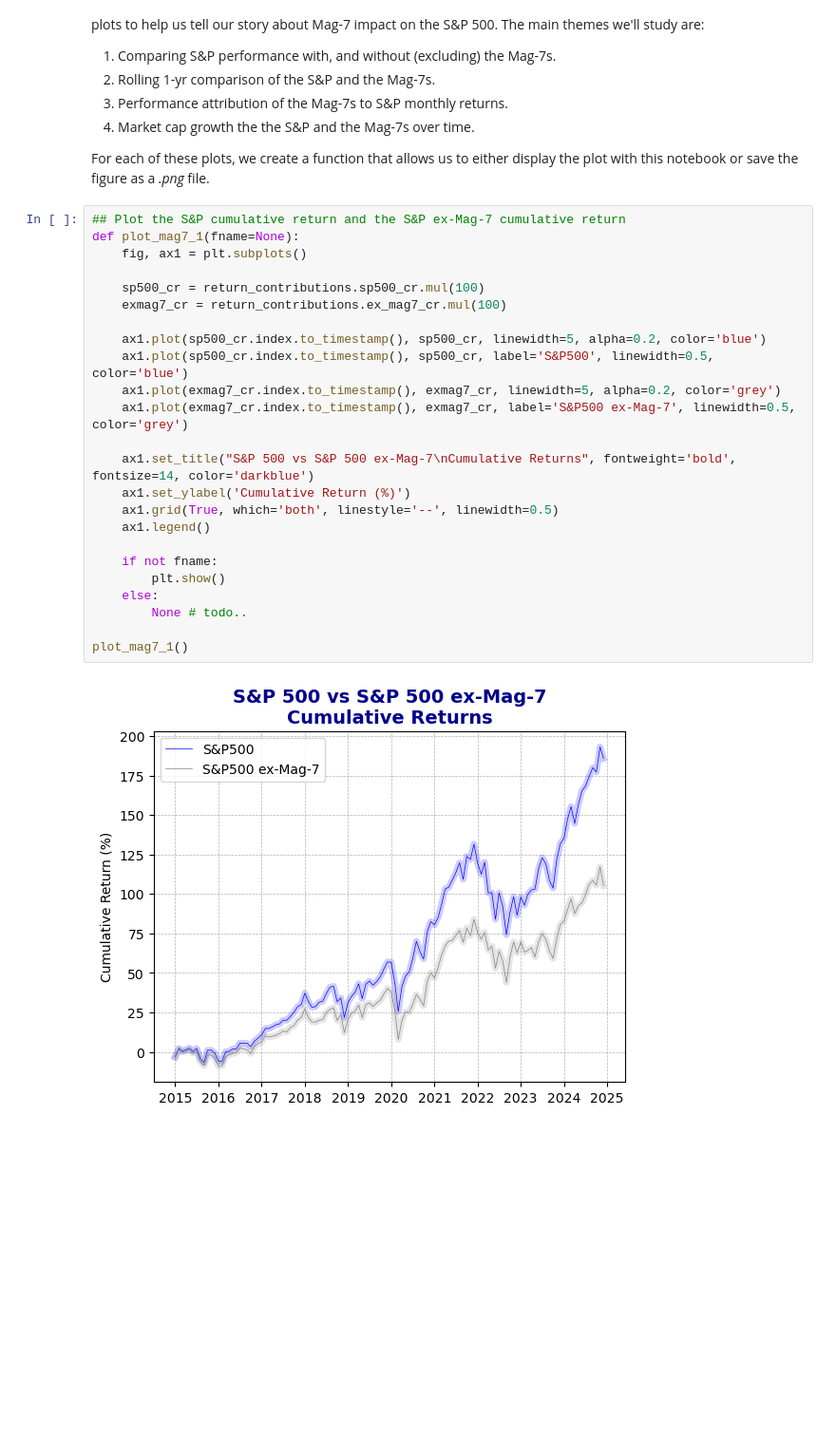
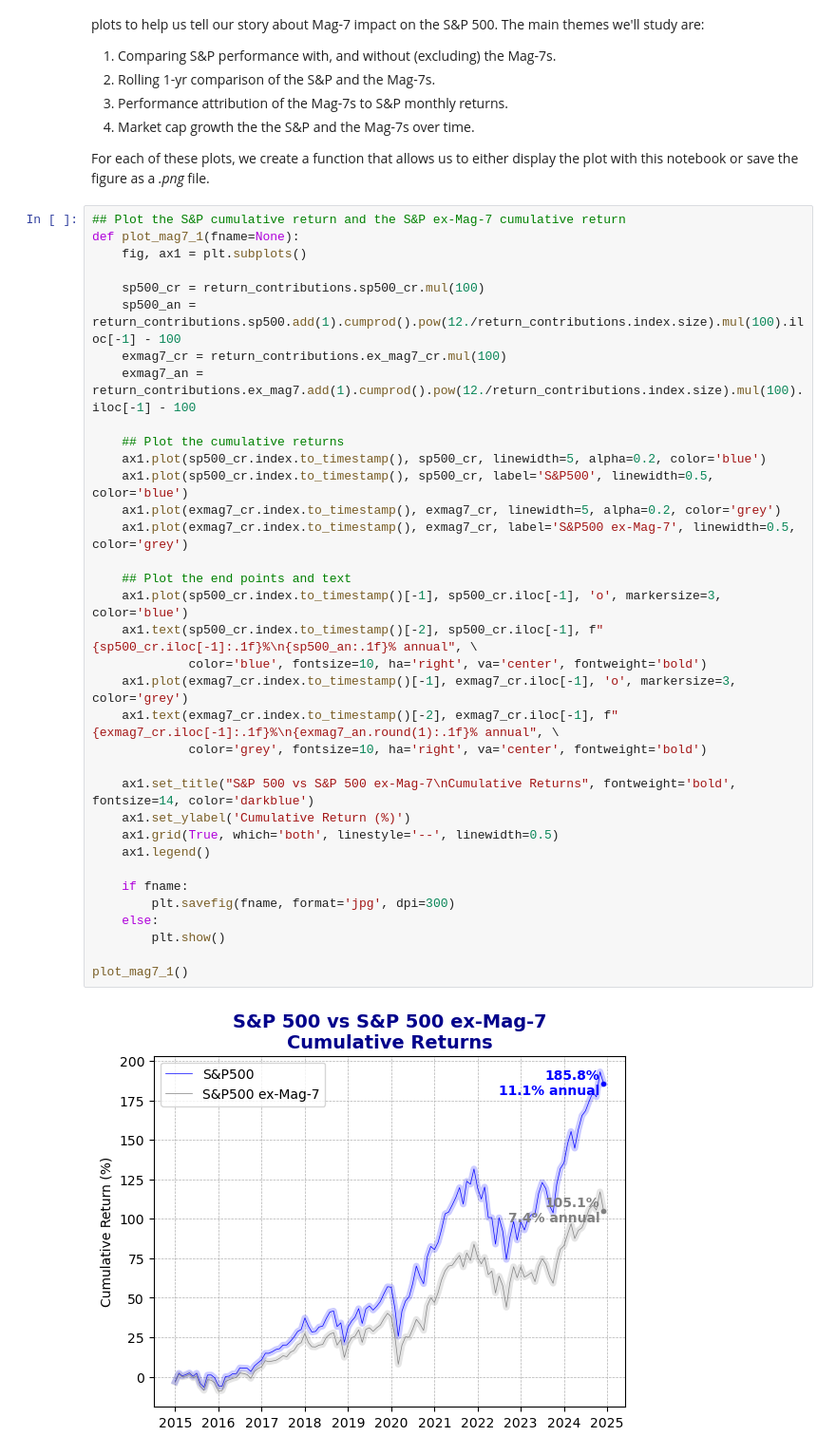
Before and after one commit to rtrimble13/tb-notebooks, a Jupyter notebook: src/202502_mag7.ipynb, the cells around one changed output. Shown: that part at 95% size. Drawn from its saved outputs; the diff is of its cells as text; blank space fills up the shorter version.

```diff
--- a/src/202502_mag7.ipynb
+++ b/src/202502_mag7.ipynb
@@ -269,29 +266,40 @@ For each of these plots, we create a function that allows us to either display t
 # %%
 ## Plot the S&P cumulative return and the S&P ex-Mag-7 cumulative return
 def plot_mag7_1(fname=None):
     fig, ax1 = plt.subplots()
 
     sp500_cr = return_contributions.sp500_cr.mul(100)
+    sp500_an = return_contributions.sp500.add(1).cumprod().pow(12./return_contributions.index.size).mul(100).iloc[-1] - 100
     exmag7_cr = return_contributions.ex_mag7_cr.mul(100)
+    exmag7_an = return_contributions.ex_mag7.add(1).cumprod().pow(12./return_contributions.index.size).mul(100).iloc[-1] - 100
 
+    ## Plot the cumulative returns
     ax1.plot(sp500_cr.index.to_timestamp(), sp500_cr, linewidth=5, alpha=0.2, color='blue')
     ax1.plot(sp500_cr.index.to_timestamp(), sp500_cr, label='S&P500', linewidth=0.5, color='blue')
     ax1.plot(exmag7_cr.index.to_timestamp(), exmag7_cr, linewidth=5, alpha=0.2, color='grey')
     ax1.plot(exmag7_cr.index.to_timestamp(), exmag7_cr, label='S&P500 ex-Mag-7', linewidth=0.5, color='grey')
+
+    ## Plot the end points and text
+    ax1.plot(sp500_cr.index.to_timestamp()[-1], sp500_cr.iloc[-1], 'o', markersize=3, color='blue')
+    ax1.text(sp500_cr.index.to_timestamp()[-2], sp500_cr.iloc[-1], f"{sp500_cr.iloc[-1]:.1f}%\n{sp500_an:.1f}% annual", \
+             color='blue', fontsize=10, ha='right', va='center', fontweight='bold')
+    ax1.plot(exmag7_cr.index.to_timestamp()[-1], exmag7_cr.iloc[-1], 'o', markersize=3, color='grey')
+    ax1.text(exmag7_cr.index.to_timestamp()[-2], exmag7_cr.iloc[-1], f"{exmag7_cr.iloc[-1]:.1f}%\n{exmag7_an.round(1):.1f}% annual", \
+             color='grey', fontsize=10, ha='right', va='center', fontweight='bold')
 
     ax1.set_title("S&P 500 vs S&P 500 ex-Mag-7\nCumulative Returns", fontweight='bold', fontsize=14, color='darkblue')
     ax1.set_ylabel('Cumulative Return (%)')
     ax1.grid(True, which='both', linestyle='--', linewidth=0.5)
     ax1.legend()
 
-    if not fname:
+    if fname:
+        plt.savefig(fname, format='jpg', dpi=300)
+    else:
         plt.show()
-    else:
-        None # todo..
 
 plot_mag7_1()
 # %% [output]
-[figure, old version]
+[figure, new version]
 # %%
 ## Plot the S&P 500 rolling 1-year return and the Mag-7 rolling 1-year return
 def plot_mag7_2(fname=None):
```
Also changed, not shown: parts of 5 cells of this notebook.
